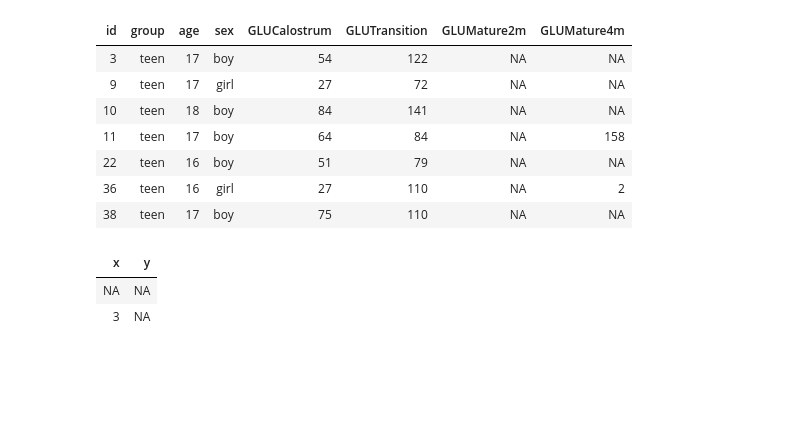
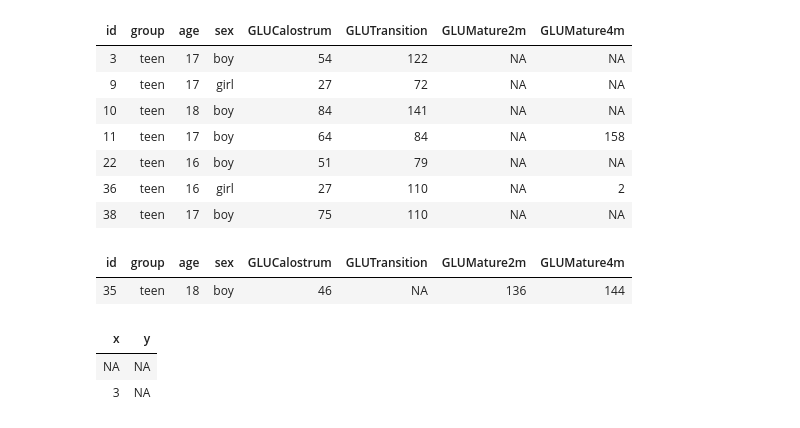
Before and after one commit to notblank/AA-leche-humana, a Jupyter notebook: Dropout patterns.ipynb, the cells around one changed output. Saved outputs shown, nothing was run; the diff lists cells and outputs as text; code cells hidden in the pictures; blank space fills up the shorter version.

```diff
--- a/Dropout patterns.ipynb
+++ b/Dropout patterns.ipynb
@@ -118,6 +124,12 @@ AAdf %>% filter(group == 'teen') %>%
 | 22 | teen | 16 | boy | 51 | 79 | NA | NA |
 | 36 | teen | 16 | girl | 27 | 110 | NA | 2 |
 | 38 | teen | 17 | boy | 75 | 110 | NA | NA |
+# %%
+AAdf %>% filter(group == 'teen') %>%
+    filter( is.na(GLUTransition) & !is.na(GLUMature4m) )
+# %% [output]
+| id | group | age | sex | GLUCalostrum | GLUTransition | GLUMature2m | GLUMature4m |
+| 35 | teen | 18 | boy | 46 | NA | 136 | 144 |
 # %%
 df <- data.frame(x = c(1, NA, 3, 8), y = c(1, NA, NA, 8))
 
```
Also changed, not shown: parts of 1 cell of this notebook.
